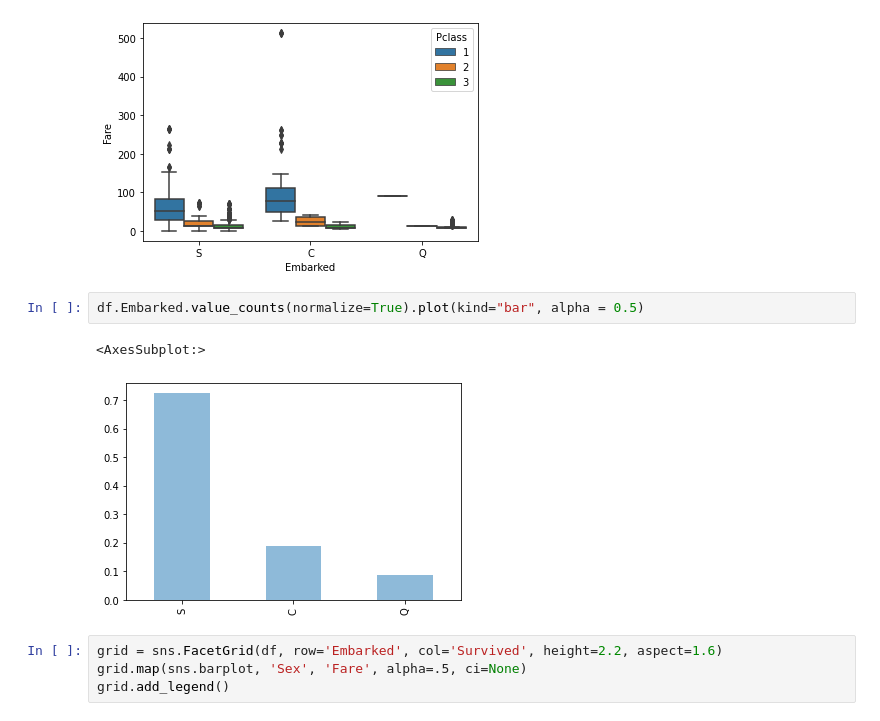
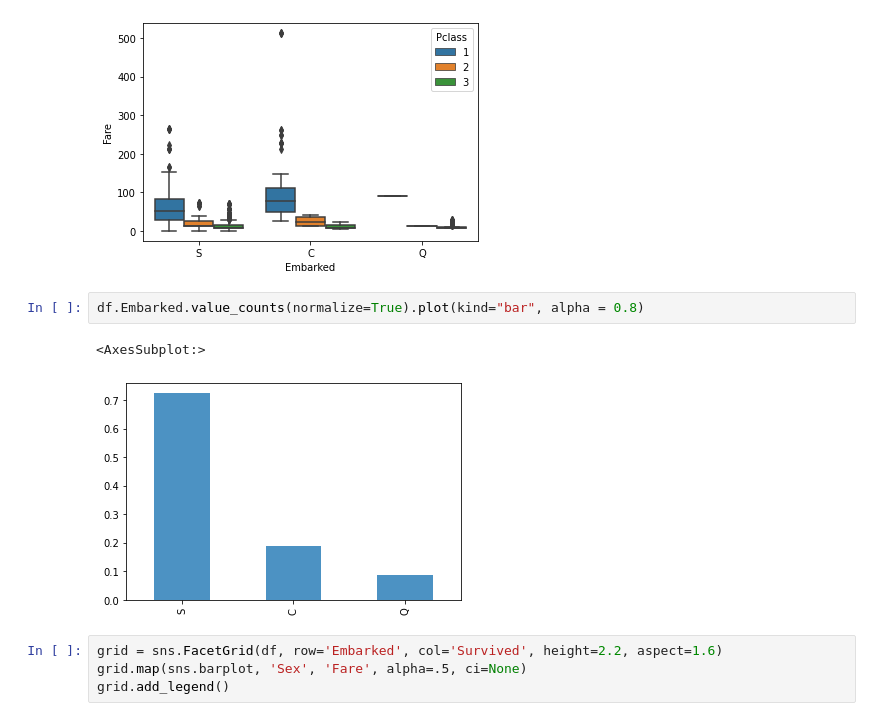
Before and after one commit to JAlblas/kaggle-titanic, a Jupyter notebook: titanic-2022.ipynb, the cells around one changed output. Cells and saved outputs as stored; diff of their text form.

```diff
--- a/titanic-2022.ipynb
+++ b/titanic-2022.ipynb
@@ -275,10 +369,10 @@ sns.boxplot(x="Embarked", y="Fare", hue="Pclass", data=df);
 # %% [output]
 [figure]
 # %%
-df.Embarked.value_counts(normalize=True).plot(kind="bar", alpha = 0.5)
+df.Embarked.value_counts(normalize=True).plot(kind="bar", alpha = 0.8)
 # %% [output]
 <AxesSubplot:>
-[figure, old version]
+[figure, new version]
 # %%
 grid = sns.FacetGrid(df, row='Embarked', col='Survived', height=2.2, aspect=1.6)
 grid.map(sns.barplot, 'Sex', 'Fare', alpha=.5, ci=None)
```
Also changed, not shown: parts of 60 cells of this notebook.
